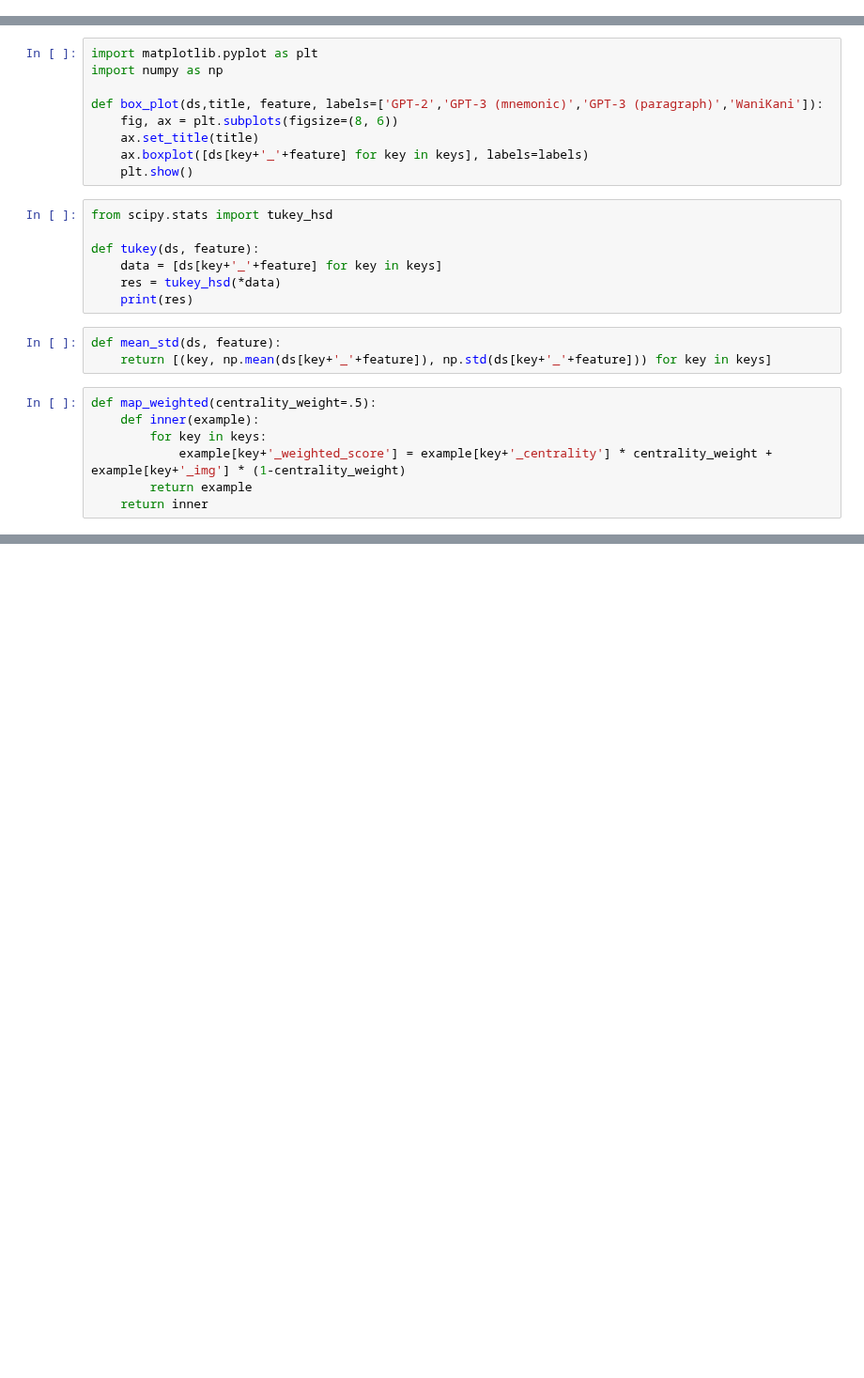
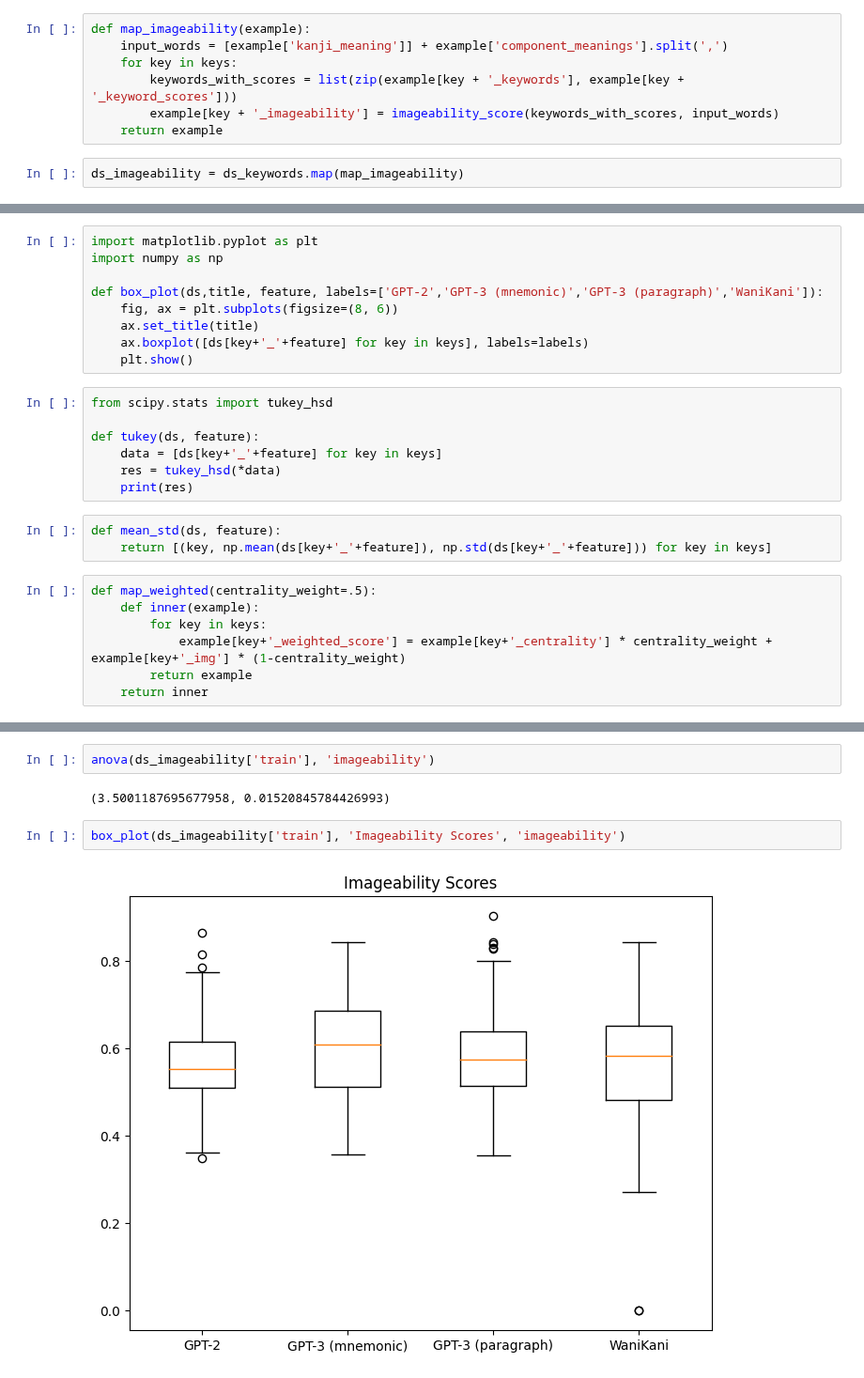
Before and after one commit to martingrzzler/robanohashi-thesis-notebook, a Jupyter notebook: final_metric.ipynb, the cells around one changed output, grey strips where cells are left out. Shown at 94% size. Drawn from its saved outputs; the diff is of its cells as text; blank space fills up the shorter version.

```diff
--- a/final_metric.ipynb
+++ b/final_metric.ipynb
@@ -113,4 +115,13 @@ sample = ds_keywords['train'][0]
 sample_input_words = [sample['kanji_meaning']] + sample['component_meanings'].split(',')
 key = keys[1]
 keywords_with_scores = list(zip(sample[key + '_keywords'], sample[key + '_keyword_scores']))
+# %%
+def map_imageability(example):
+    input_words = [example['kanji_meaning']] + example['component_meanings'].split(',')
+    for key in keys:
+        keywords_with_scores = list(zip(example[key + '_keywords'], example[key + '_keyword_scores']))
+        example[key + '_imageability'] = imageability_score(keywords_with_scores, input_words)
+    return example
+# %%
+ds_imageability = ds_keywords.map(map_imageability)
 # %%
@@ -163,0 +218,8 @@ def map_weighted(centrality_weight=.5):
+# %%
+anova(ds_imageability['train'], 'imageability')
+# %% [output]
+(3.5001187695677958, 0.01520845784426993)
+# %%
+box_plot(ds_imageability['train'], 'Imageability Scores', 'imageability')
+# %% [output]
+[figure, added]
```
Also changed, not shown: parts of 35 cells of this notebook, 2 other files.
